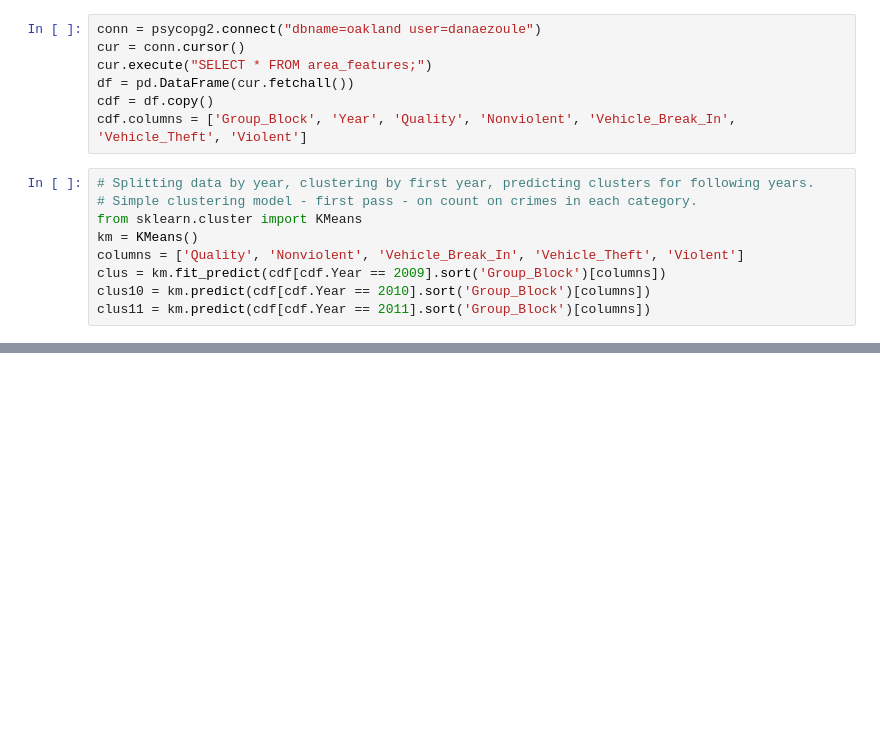
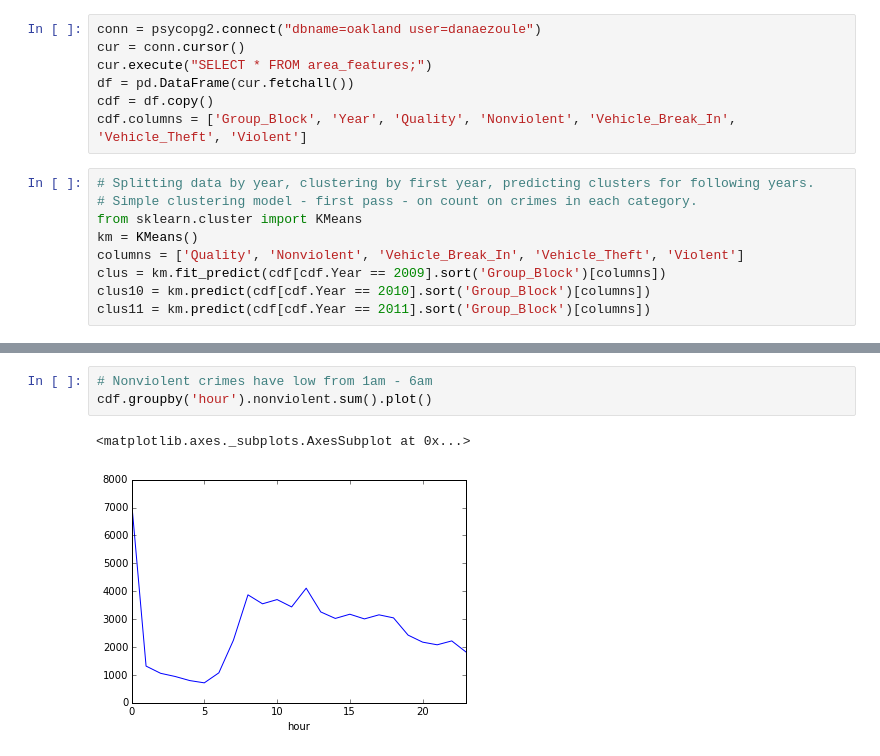
Before and after one commit to d43/oakland, a Jupyter notebook: Notes/Clustering.ipynb, the cells around one changed output, grey strips where cells are left out. Drawn from its saved outputs; the diff is of its cells as text; blank space fills up the shorter version.

```diff
--- a/Notes/Clustering.ipynb
+++ b/Notes/Clustering.ipynb
@@ -67,0 +96,6 @@ cdf['hour'] = [i.hour for i in cdf.Time]
+# %%
+# Nonviolent crimes have low from 1am - 6am
+cdf.groupby('hour').nonviolent.sum().plot()
+# %% [output]
+<matplotlib.axes._subplots.AxesSubplot at 0x...>
+[figure, added]
```
Also changed, not shown: parts of 15 cells of this notebook.
